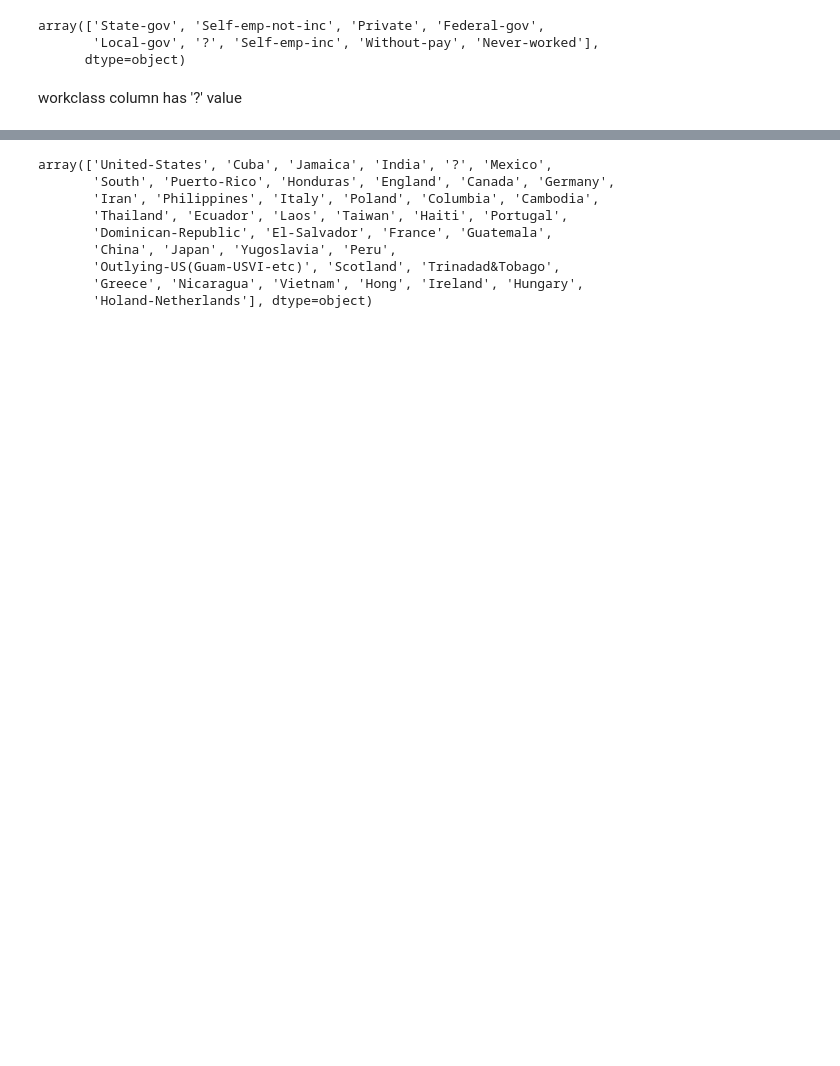
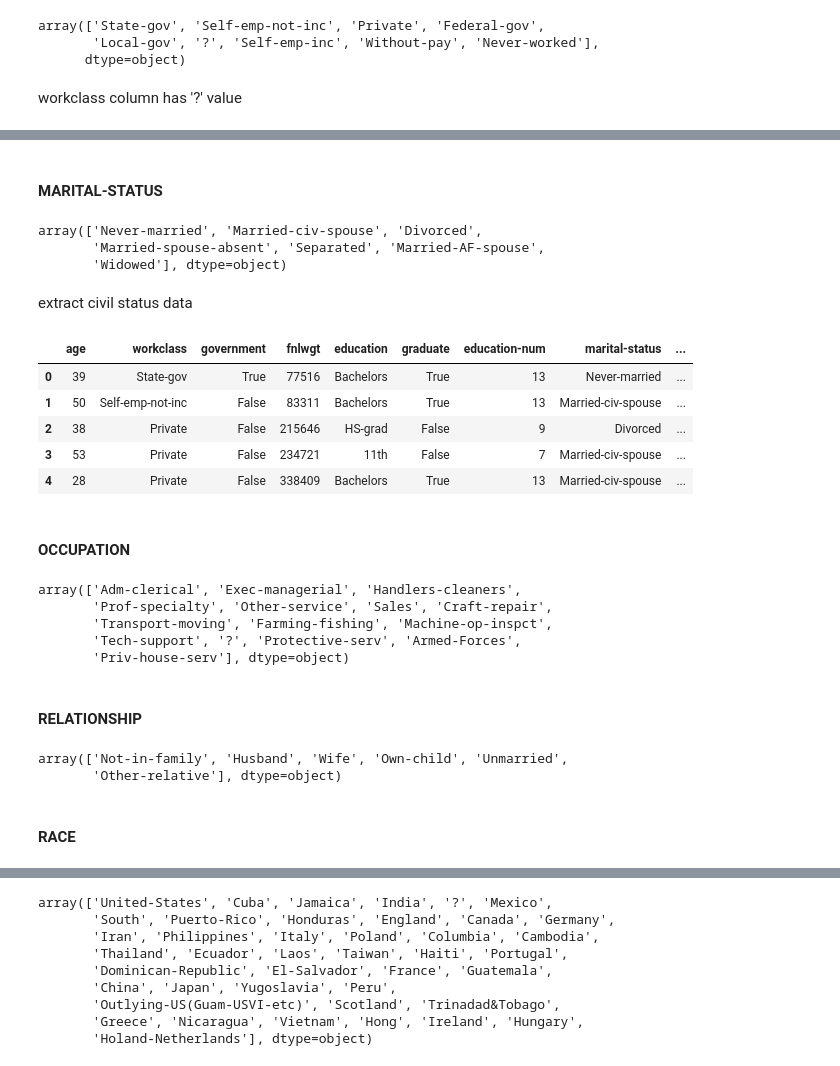
Before and after one commit to KrimssmirK/CCDATS1L_PROJECT_COM-ML201, a Jupyter notebook: Data_Science_1_Project.ipynb, the cells around one changed output, grey strips where cells are left out. Saved outputs shown, nothing was run; the diff lists cells and outputs as text; code cells hidden in the pictures; blank space fills up the shorter version.

```diff
--- a/Data_Science_1_Project.ipynb
+++ b/Data_Science_1_Project.ipynb
@@ -195,0 +271,47 @@ Name: fnlwgt, dtype: float64
+# %% [markdown]
+#### MARITAL-STATUS
+# %%
+dataset["marital-status"].unique()
+# %% [output]
+array(['Never-married', 'Married-civ-spouse', 'Divorced',
+       'Married-spouse-absent', 'Separated', 'Married-AF-spouse',
+       'Widowed'], dtype=object)
+# %% [markdown]
+extract civil status data
+# %%
+marital_status = dataset["marital-status"]
+civil_status = []
+for status in marital_status:
+  if status in ("Never-married", "Divorced", "Widowed"):
+    civil_status.append("Single")
+  else:
+    civil_status.append("Married")
+
+dataset.insert(8, "civil-status", civil_status, allow_duplicates=True)
+dataset.head(5)
+# %% [output]
+|  | age | workclass | government | fnlwgt | education | graduate | education-num | marital-status | ... |
+| 0 | 39 | State-gov | True | 77516 | Bachelors | True | 13 | Never-married | ... |
+| 1 | 50 | Self-emp-not-inc | False | 83311 | Bachelors | True | 13 | Married-civ-spouse | ... |
+| 2 | 38 | Private | False | 215646 | HS-grad | False | 9 | Divorced | ... |
+| 3 | 53 | Private | False | 234721 | 11th | False | 7 | Married-civ-spouse | ... |
+| 4 | 28 | Private | False | 338409 | Bachelors | True | 13 | Married-civ-spouse | ... |
+# %% [markdown]
+#### OCCUPATION
+# %%
+dataset["occupation"].unique()
+# %% [output]
+array(['Adm-clerical', 'Exec-managerial', 'Handlers-cleaners',
+       'Prof-specialty', 'Other-service', 'Sales', 'Craft-repair',
+       'Transport-moving', 'Farming-fishing', 'Machine-op-inspct',
+       'Tech-support', '?', 'Protective-serv', 'Armed-Forces',
+       'Priv-house-serv'], dtype=object)
+# %% [markdown]
+#### RELATIONSHIP
+# %%
+dataset["relationship"].unique()
+# %% [output]
+array(['Not-in-family', 'Husband', 'Wife', 'Own-child', 'Unmarried',
+       'Other-relative'], dtype=object)
+# %% [markdown]
+#### RACE
```
Also changed, not shown: parts of 59 cells of this notebook.
